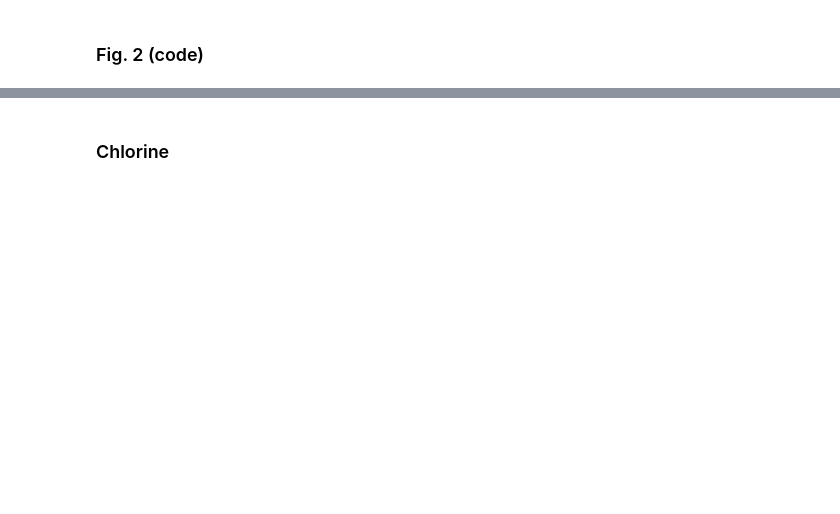
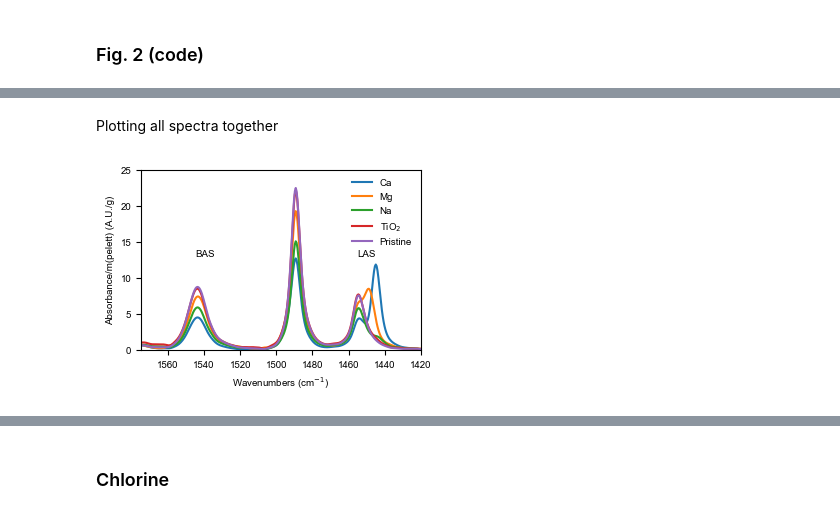
Before and after one commit to MyonicS/Manuscript_Impurities_2025, a Jupyter notebook: Impuritites_notebook.ipynb, the cells around one changed output, grey strips where cells are left out. Cells and saved outputs as stored; diff of their text form; code cells hidden in the pictures; blank space fills up the shorter version.

```diff
--- a/Impuritites_notebook.ipynb
+++ b/Impuritites_notebook.ipynb
@@ -516,0 +670,28 @@ plt.show()
+# %% [markdown]
+Plotting all spectra together
+# %%
+fig, ax = plt.subplots()
+
+#sort dosed spectra by SAR
+# dosed_spectra_pyridine.sort(key=lambda x: dbq.read_db(x[0],'Al_cont_mmol_g'),reverse=True)
+label_dict = {'Na':'Na','Ca':'Ca','Mgcl2':'Mg','TiO2':'TiO$_2$','Pristine':'Pristine'}
+
+for i in range(len(dosed_spectra_pyridine)):
+    data_blcorr = dosed_spectra_pyridine[i][1] - dosed_spectra_pyridine[i][1].sel(wavenumber=slice(1600,1400)).min()
+    if dosed_spectra_pyridine[i][0]!='Z53':
+        ax.plot(dosed_spectra_pyridine[i][1].wavenumber, data_blcorr*1000, label = label_dict[dosed_spectra_pyridine[i][0]])
+ax.set_xlim(1575,1420)
+ax.set_ylim(0, 25)
+ax.set_xlabel('Wavenumbers (cm$^{-1}$)')
+ax.set_ylabel('Absorbance/m(pelett) (A.U./g)')
+
+#annotate with BAS and LAS
+ax.annotate('BAS',(1545,13),color='black')
+ax.annotate('LAS',(1455,13),color='black')
+
+plt.legend(frameon=False,ncol=1)
+plt.tight_layout()
+plt.savefig(os.path.join(figdir_SI,'Pyridine_dosed_spectra.svg'),transparent=True)
+plt.show()
+# %% [output]
+[figure, added]
```
Also changed, not shown: parts of 21 cells of this notebook, 9 other files.
